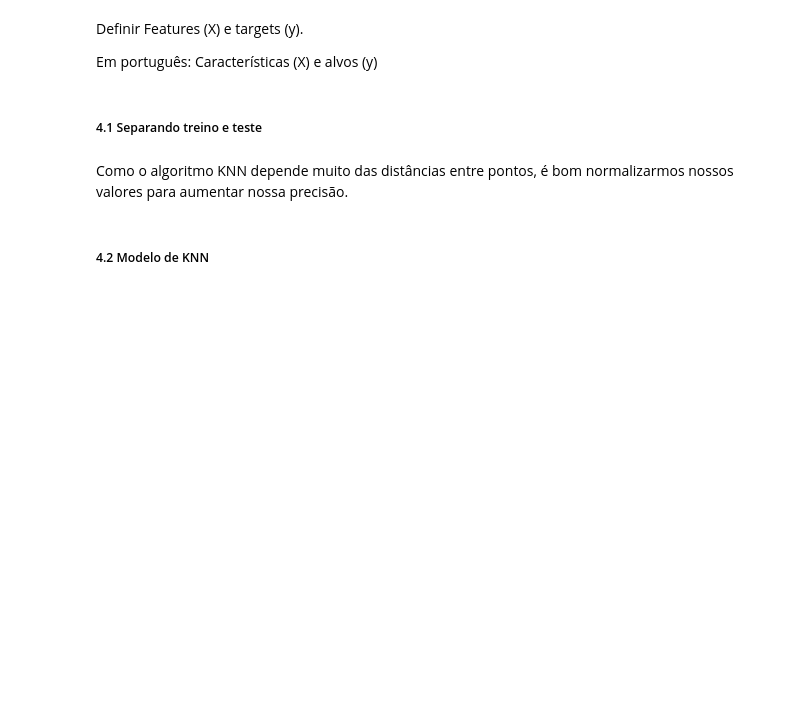
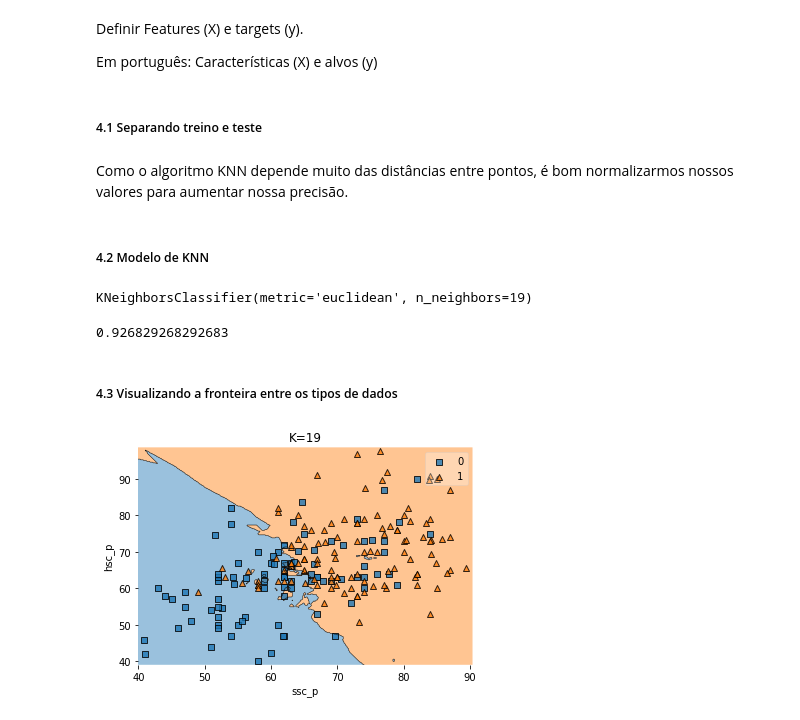
Before and after one commit to fernandovieira1/PracticalMachineLearningWithRandPython, a Jupyter notebook: Chapter4-RegressionofAContinuousVariable/knn_porFora.ipynb, the cells around one changed output. Cells and saved outputs as stored; diff of their text form; code cells hidden in the pictures; blank space fills up the shorter version.

Commit message:
mac 10112020 - knn - modelo pronto

```diff
--- a/Chapter4-RegressionofAContinuousVariable/knn_porFora.ipynb
+++ b/Chapter4-RegressionofAContinuousVariable/knn_porFora.ipynb
@@ -213,3 +215,31 @@ clf = neighbors.KNeighborsClassifier(n_neighbors=19, metric="euclidean")
 # o número de vizinhos pode ser escolhido conforme informações:  https://towardsdatascience.com/a-simple-introduction-to-k-nearest-neighbors-algorithm-b3519ed98e
 #
 # * In general, practice, choosing the value of k is k = sqrt(N) where N stands for the number of samples in your training dataset.
+# %%
+# Treino do modelo
+clf.fit(X_train, y_train)
+# %% [output]
+KNeighborsClassifier(metric='euclidean', n_neighbors=19)
+# %%
+# Teste do modelo
+accuracy = clf.score(X_test, y_test)
+accuracy
+# %% [output]
+0.926829268292683
+# %% [markdown]
+##### 4.3 Visualizando a fronteira entre os tipos de dados
+# %%
+def knn_comparison(data, k):
+    x = data[["ssc_p", "hsc_p"]].values
+    y = data["salary"].astype(int).values
+    knn = neighbors.KNeighborsClassifier(n_neighbors=k)
+    knn.fit(x, y)
+    plot_decision_regions(x, y, clf=knn)
+    plt.xlabel("ssc_p")
+    plt.ylabel("hsc_p")
+    plt.title("K=" + str(k))
+    plt.show()
+# %%
+knn_comparison(data=df_dummy, k=19)
+# %% [output]
+[figure, added]
```
Also changed, not shown: parts of 5 cells of this notebook.
